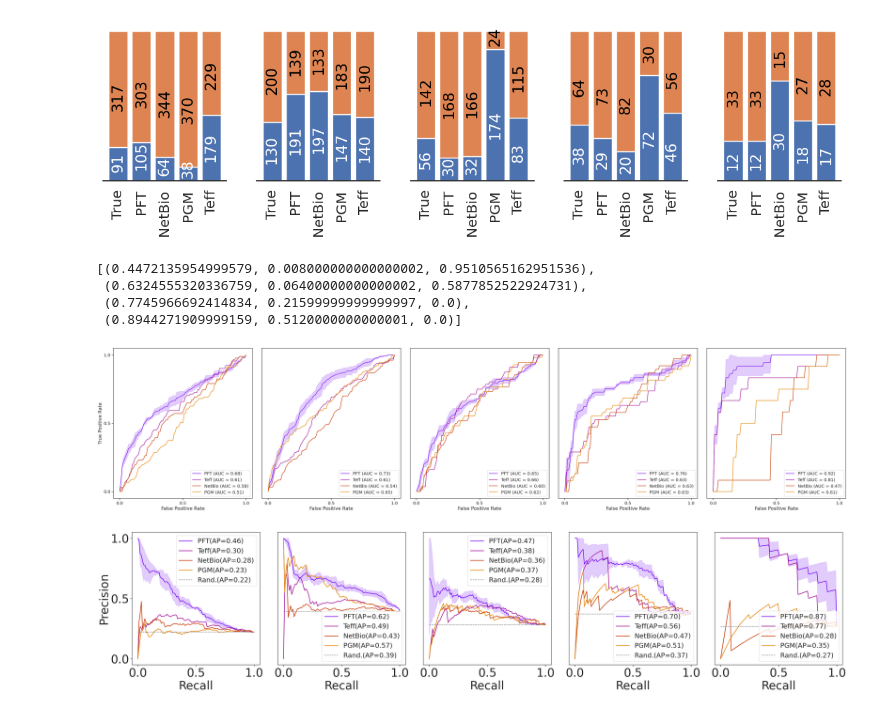
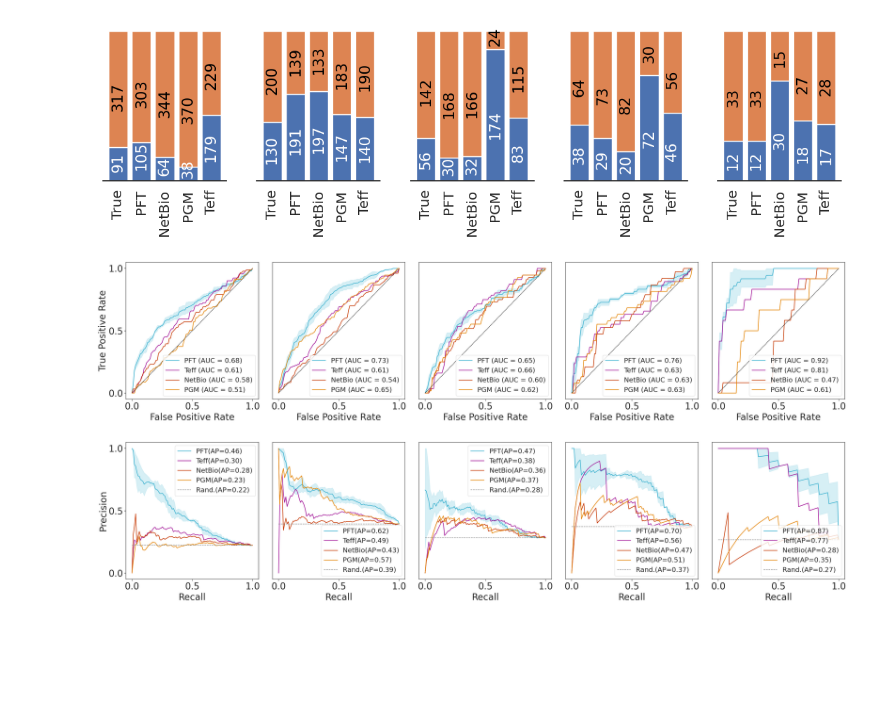
Before and after one commit to ashyamal/COMPASS, a Jupyter notebook: paper/04_model_performance/03_leave_one_factor_out/00_analysis_cancer.ipynb, the cells around one changed output. Saved outputs shown, nothing was run; the diff lists cells and outputs as text; code cells hidden in the pictures; blank space fills up the shorter version.

```diff
--- a/paper/04_model_performance/03_leave_one_factor_out/00_analysis_cancer.ipynb
+++ b/paper/04_model_performance/03_leave_one_factor_out/00_analysis_cancer.ipynb
@@ -239,10 +223,10 @@ for cohort, ax, ylim in zip(cohort_order, axes, ylims):
 
 
     sns.barplot(data = dfp1, x='mode', y = values, order = order,width = 0.8,
-                 ax=ax, palette=mode_palette) #errorbar = ('ci',80),
+                 ax=ax, palette=mode_palette, capsize = 0.3) #errorbar = ('ci',80),
 
-    sns.swarmplot(data = dfp1, x='mode', y = values, order = order,
-                 ax=ax, palette=mode_palette, edgecolor='k', linewidth = 0.5, size=4) #errorbar = ('ci',80),
+    # sns.swarmplot(data = dfp1, x='mode', y = values, order = order,
+    #              ax=ax, palette=mode_palette, edgecolor='k', linewidth = 0.5, size=4) #errorbar = ('ci',80),
 
     ax.spines["top"].set_visible(False)
     ax.spines["right"].set_visible(False)
@@ -313,11 +297,11 @@ for values in ['PRC', 'ROC', 'F1', 'MCC']:
                         }
 
         mydata = dfp1[dfp1['mode'].isin(order)]
-        sns.barplot(data = mydata, x='mode', y = values, order = order,width = 0.8,
+        sns.barplot(data = mydata, x='mode', y = values, order = order,width = 0.8, capsize = 0.3,
                      ax=ax, palette=mode_palette) #errorbar = ('ci',80),
 
-        sns.swarmplot(data = mydata, x='mode', y = values, order = order,
-                     ax=ax, palette=mode_palette, edgecolor='k', linewidth = 0.5, size=4) #errorbar = ('ci',80),
+        # sns.swarmplot(data = mydata, x='mode', y = values, order = order,
+        #              ax=ax, palette=mode_palette, edgecolor='k', linewidth = 0.5, size=4) #errorbar = ('ci',80),
 
 
         #sns.swarmplot(data = dfp1, x='mode', y =values, order = order,ax=ax)
@@ -433,15 +417,16 @@ cohorts = cohort_order
 modes = [ 'PFT','Teff', 'NetBio', 'PGM']
 
 colors = sns.color_palette('gnuplot', len(modes))
-colors
+
+color_map = dict(zip(modes, colors))
+compass_cmap = {'PFT':'#36AFCE', 'LFT':'#86CFE2',
+                'FFT':'#AFDFEB','NFT':'#D7EFF5', }
+color_map.update(compass_cmap)
-# %% [output]
-[(0.4472135954999579, 0.008000000000000002, 0.9510565162951536),
- (0.6324555320336759, 0.06400000000000002, 0.5877852522924731),
- (0.7745966692414834, 0.21599999999999997, 0.0),
- (0.8944271909999159, 0.5120000000000001, 0.0)]
 # %%
-colors = dict(zip(modes, colors))
+colors = color_map
 # %%
+sns.set(style = 'white', font_scale=2.0)
+fontsize = 30
 # Create subplots
 fig, axes = plt.subplots(nrows=1, ncols=len(cohorts), figsize=(35, 8), sharey=True)
 if len(cohorts) == 1:
@@ -450,8 +435,8 @@ i = 0
 for ax, cohort in zip(axes, cohorts):
     cohort_data = data[data['test_cohort'] == cohort]
     #ax.set_title(f'Cohort: {cohort}')
-    ax.set_xlabel('False Positive Rate')
-    ax.set_ylabel('True Positive Rate')
+    ax.set_xlabel('False Positive Rate',fontsize = fontsize)
+    ax.set_ylabel('True Positive Rate',fontsize=fontsize)
 
     for mode in modes:
         mode_data = cohort_data[cohort_data['mode'] == mode]
@@ -470,42 +455,42 @@ for ax, cohort in zip(axes, cohorts):
 
         mean_tpr = np.mean(tprs, axis=0)
         mean_tpr[-1] = 1.0
         mean_auc = auc(base_fpr, mean_tpr)
 
         std_tpr = np.std(tprs, axis=0)
         tprs_upper = np.minimum(mean_tpr + std_tpr, 1)
         tprs_lower = np.maximum(mean_tpr - std_tpr, 0)
 
-        ax.plot(base_fpr, mean_tpr, label=f'{mode} (AUC = {mean_auc:.2f})', color = color, lw=1.5)
+        ax.plot(base_fpr, mean_tpr, label=f'{mode} (AUC = {mean_auc:.2f})', color = color, lw=2)
         ax.fill_between(base_fpr, tprs_lower, tprs_upper, alpha=0.2, color = color)
+        ax.plot([0, 1], [0, 1], 'k--', lw=1)
 
     ax.legend(loc='lower right')
 
     if i == 0:
-        ax.tick_params(axis='both', which='major', right = False, top=False, direction = 'out',reset = True)
+        ax.tick_params(axis='both', which='major', right = False, top=False, direction = 'out',reset = True, labelsize=fontsize)
     else:
-        ax.tick_params(axis='x', which='major', right = False, top=False, direction = 'out',reset = True)
+        ax.tick_params(axis='x', which='major', right = False, top=False, direction = 'out',reset = True, labelsize=fontsize)
         ax.set_ylabel(None)
 
     # ax.spines["top"].set_visible(False)
     # ax.spines["right"].set_visible(False)
 
     i += 1
 
     ax.xaxis.set_major_locator(ticker.MultipleLocator(0.5))
     ax.yaxis.set_major_locator(ticker.MultipleLocator(0.5))
 
 
-fig.tight_layout(w_pad = 2)
+fig.tight_layout(w_pad = 1.2)
 plt.show()
 fig.savefig('./%s/curve_ROC.pdf' % (save_dir), bbox_inches = 'tight',)
 fig.savefig('./%s/curve_ROC.svg' % (save_dir), bbox_inches = 'tight',)
 # %% [output]
-[figure, old version]
+[figure, new version]
 # %%
 from sklearn.metrics import precision_recall_curve, average_precision_score
 sns.set(style = 'white', font_scale=2.0)
-fontsize = 38
 
 
 # Calculate the proportion of positive samples for each cohort
@@ -582,4 +567,4 @@ plt.show()
 fig.savefig('./%s/curve_PRC.pdf' % (save_dir), bbox_inches = 'tight',)
 fig.savefig('./%s/curve_PRC.svg' % (save_dir), bbox_inches = 'tight',)
 # %% [output]
-[figure, old version]
+[figure, new version]
```
Also changed, not shown: parts of 5 cells of this notebook, 2 other files.
